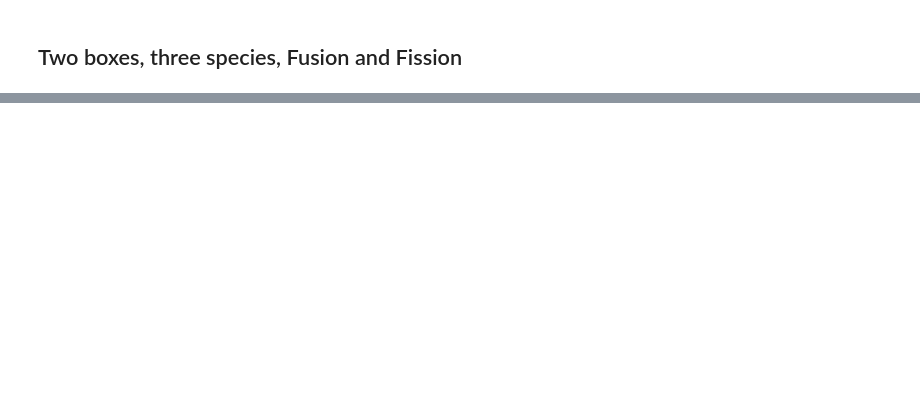
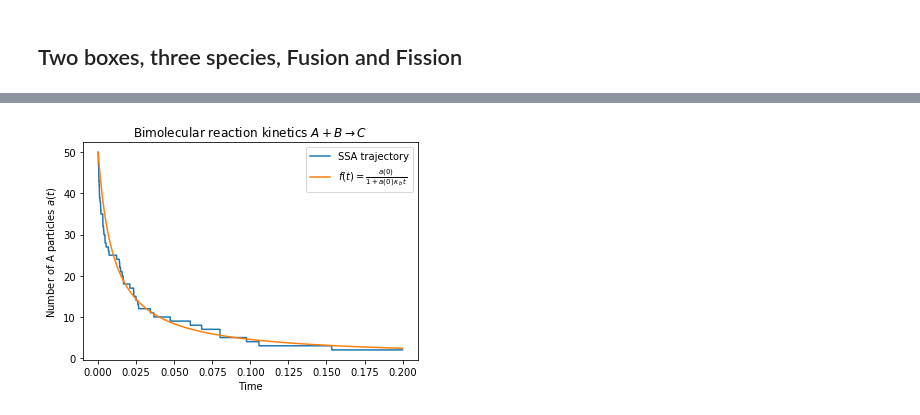
Before and after one commit to readdy/readdy_learn, a Jupyter notebook: generate/show_kinetic_monte_carlo.ipynb, the cells around one changed output, grey strips where cells are left out. Drawn from its saved outputs; the diff is of its cells as text; code cells hidden in the pictures; blank space fills up the shorter version.

```diff
--- a/generate/show_kinetic_monte_carlo.ipynb
+++ b/generate/show_kinetic_monte_carlo.ipynb
@@ -111,0 +156,11 @@ plt.show()
+# %%
+n_species = 3
+n_boxes = 1
+rate = 2.
+diffusivity_a = np.array([[0.]])
+diffusivity_b = np.array([[0.]])
+diffusivity_c = np.array([[0.]])
+diffusivity = np.array([diffusivity_a, diffusivity_b, diffusivity_c])
+init_state = np.array([[50, 50, 0]])
+system = kmc.ReactionDiffusionSystem(diffusivity, 3, 1, init_state)
+system.add_fusion(0, 1, 2, np.array([rate]))
@@ -111,0 +172,18 @@ plt.show()
+# %%
+traj, times = system.convert_events_to_time_series(n_frames=10000)
+# %%
+desired_time = 0.2
+end_time_step = int(desired_time / (times[-1] / float(len(times)))) if times[-1] > desired_time else len(times)-1
+plt.plot(times[:end_time_step], traj[:end_time_step,0,0], label="SSA trajectory")
+plot(
+    lambda x: init_state[0,0] / (1. + (init_state[0,0] * rate * x)),
+    np.linspace(0.,times[end_time_step], 1000),
+    label=r"$f(t) = \frac{a(0)}{1 + a(0)\, \kappa_b\, t}$"
+)
+plt.ylabel(r"Number of A particles $a(t)$")
+plt.xlabel(r"Time")
+plt.legend(loc="best")
+plt.title(r"Bimolecular reaction kinetics $A+B\rightarrow C$")
+plt.show()
+# %% [output]
+[figure, added]
```
Also changed, not shown: parts of 14 cells of this notebook.
